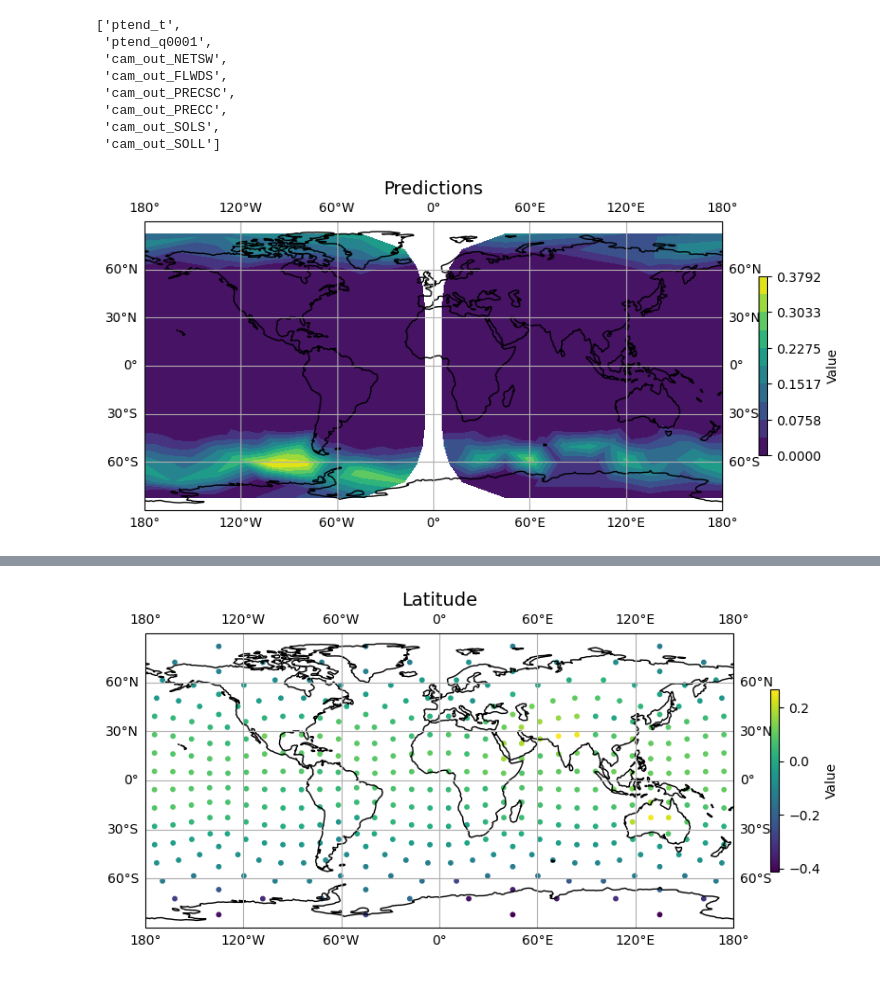
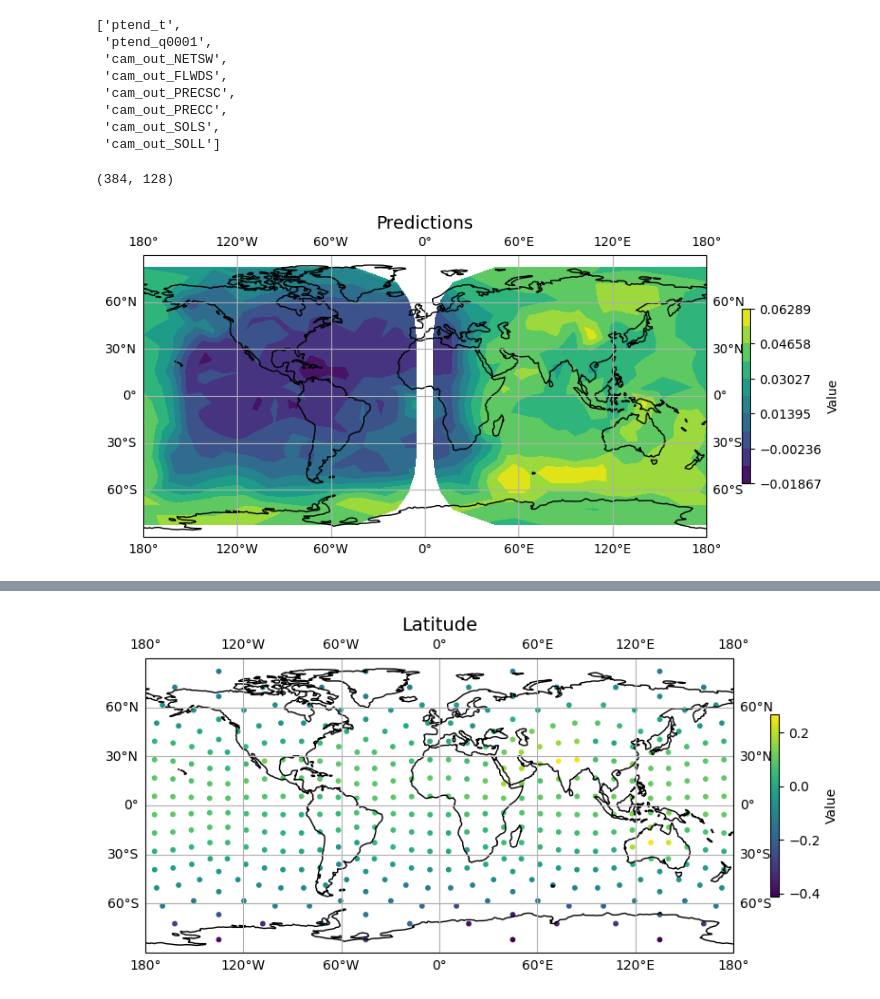
Before and after one commit to kaminsca/climate-physicsML, a Jupyter notebook: final_combined_loss_model/predict_and_visualize.ipynb, the cells around one changed output, grey strips where cells are left out. Saved outputs shown, nothing was run; the diff lists cells and outputs as text; code cells hidden in the pictures.

```diff
--- a/final_combined_loss_model/predict_and_visualize.ipynb
+++ b/final_combined_loss_model/predict_and_visualize.ipynb
@@ -502,4 +441,9 @@ i = -6
+# %%
+predictions.shape
+# %% [output]
+(384, 128)
 # %%
+i = 0
 plot_contour_map(ds_grid['lat'], ds_grid['lon'], predictions[:,i], title='Predictions')
 # %% [output]
-[figure, old version]
+[figure, new version]
```
Also changed, not shown: parts of 15 cells of this notebook, 2 other files.
